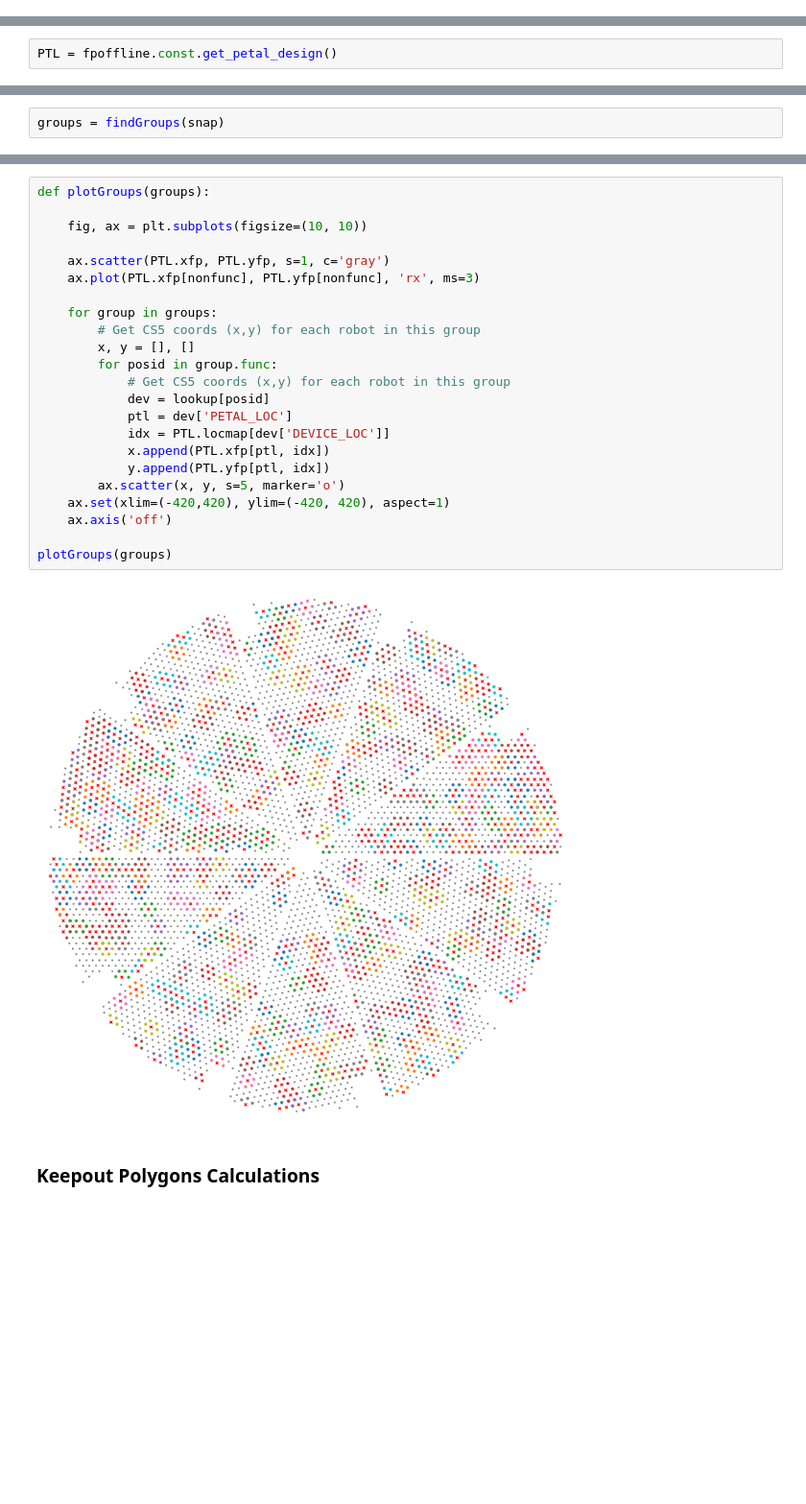
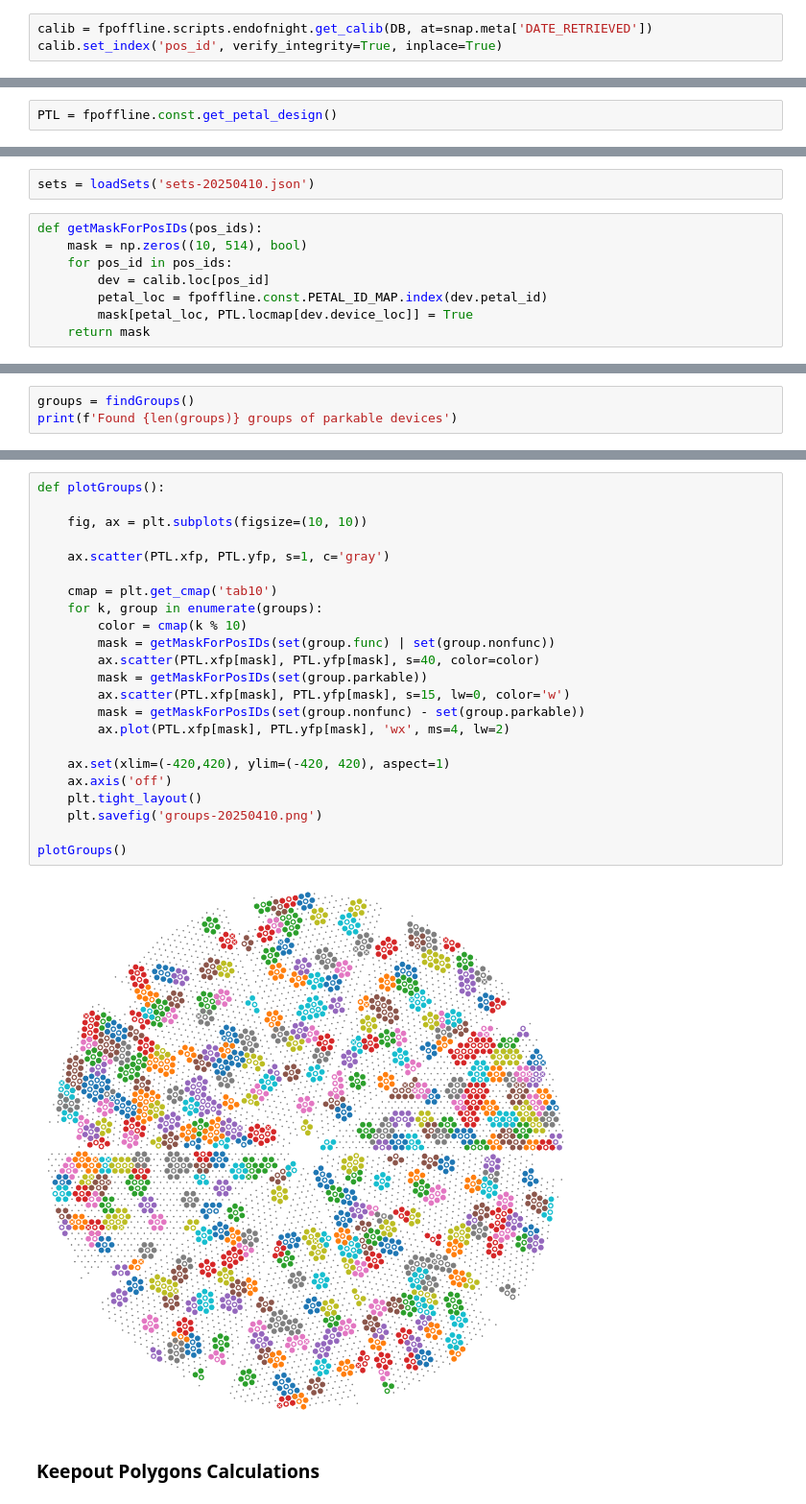
Before and after one commit to desihub/fpoffline, a Jupyter notebook: nb/ValetParking/ValetParking.ipynb, the cells around one changed output, grey strips where cells are left out. Shown at 96% size. Cells and saved outputs as stored; diff of their text form; blank space fills up the shorter version.

```diff
--- a/nb/ValetParking/ValetParking.ipynb
+++ b/nb/ValetParking/ValetParking.ipynb
@@ -46,0 +55,3 @@ lookup = { dev['POS_ID']: snap[k] for k, dev in enumerate(snap) }
+# %%
+calib = fpoffline.scripts.endofnight.get_calib(DB, at=snap.meta['DATE_RETRIEVED'])
+calib.set_index('pos_id', verify_integrity=True, inplace=True)
@@ -74,0 +182,10 @@ Loaded 502 calib rows for petal_id 9
+# %%
+sets = loadSets('sets-20250410.json')
+# %%
+def getMaskForPosIDs(pos_ids):
+    mask = np.zeros((10, 514), bool)
+    for pos_id in pos_ids:
+        dev = calib.loc[pos_id]
+        petal_loc = fpoffline.const.PETAL_ID_MAP.index(dev.petal_id)
+        mask[petal_loc, PTL.locmap[dev.device_loc]] = True
+    return mask
@@ -106,4 +253,5 @@ def findGroups(snap):
 
     return groups
 # %%
-groups = findGroups(snap)
+groups = findGroups()
+print(f'Found {len(groups)} groups of parkable devices')
@@ -110,28 +267,28 @@ groups = findGroups(snap)
 # %%
-def plotGroups(groups):
+def plotGroups():
 
     fig, ax = plt.subplots(figsize=(10, 10))
 
     ax.scatter(PTL.xfp, PTL.yfp, s=1, c='gray')
-    ax.plot(PTL.xfp[nonfunc], PTL.yfp[nonfunc], 'rx', ms=3)
 
-    for group in groups:
-        # Get CS5 coords (x,y) for each robot in this group
-        x, y = [], []
-        for posid in group.func:
-            # Get CS5 coords (x,y) for each robot in this group
-            dev = lookup[posid]
-            ptl = dev['PETAL_LOC']
-            idx = PTL.locmap[dev['DEVICE_LOC']]
-            x.append(PTL.xfp[ptl, idx])
-            y.append(PTL.yfp[ptl, idx])
-        ax.scatter(x, y, s=5, marker='o')
+    cmap = plt.get_cmap('tab10')
+    for k, group in enumerate(groups):
+        color = cmap(k % 10)
+        mask = getMaskForPosIDs(set(group.func) | set(group.nonfunc))
+        ax.scatter(PTL.xfp[mask], PTL.yfp[mask], s=40, color=color)
+        mask = getMaskForPosIDs(set(group.parkable))
+        ax.scatter(PTL.xfp[mask], PTL.yfp[mask], s=15, lw=0, color='w')
+        mask = getMaskForPosIDs(set(group.nonfunc) - set(group.parkable))
+        ax.plot(PTL.xfp[mask], PTL.yfp[mask], 'wx', ms=4, lw=2)
+
     ax.set(xlim=(-420,420), ylim=(-420, 420), aspect=1)
     ax.axis('off')
+    plt.tight_layout()
+    plt.savefig('groups-20250410.png')
 
-plotGroups(groups)
+plotGroups()
 # %% [output]
-[figure, old version]
+[figure, new version]
 # %% [markdown]
 ### Keepout Polygons Calculations
 # %% [markdown]
```
Also changed, not shown: parts of 67 cells of this notebook, 1 other file.
